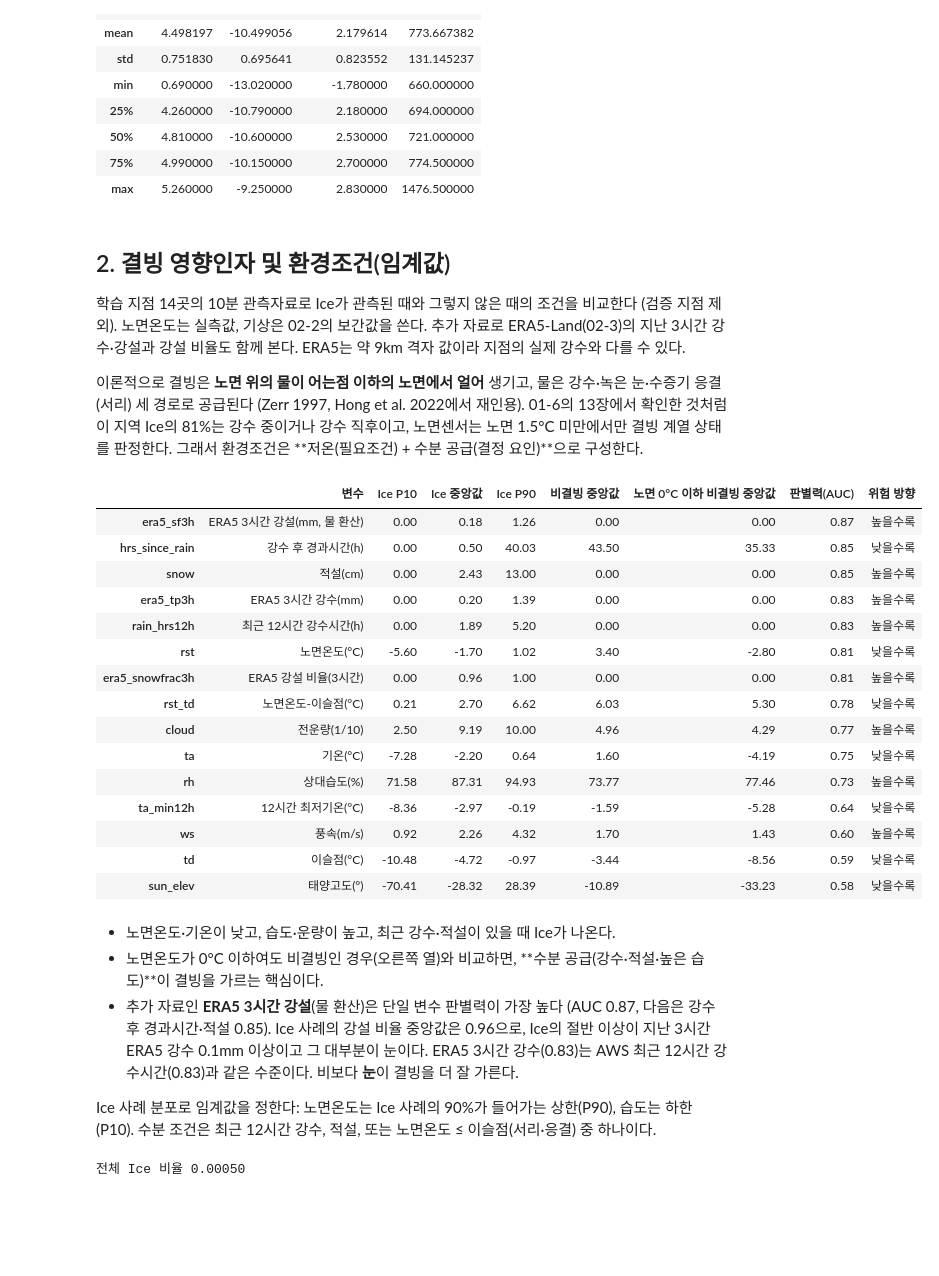
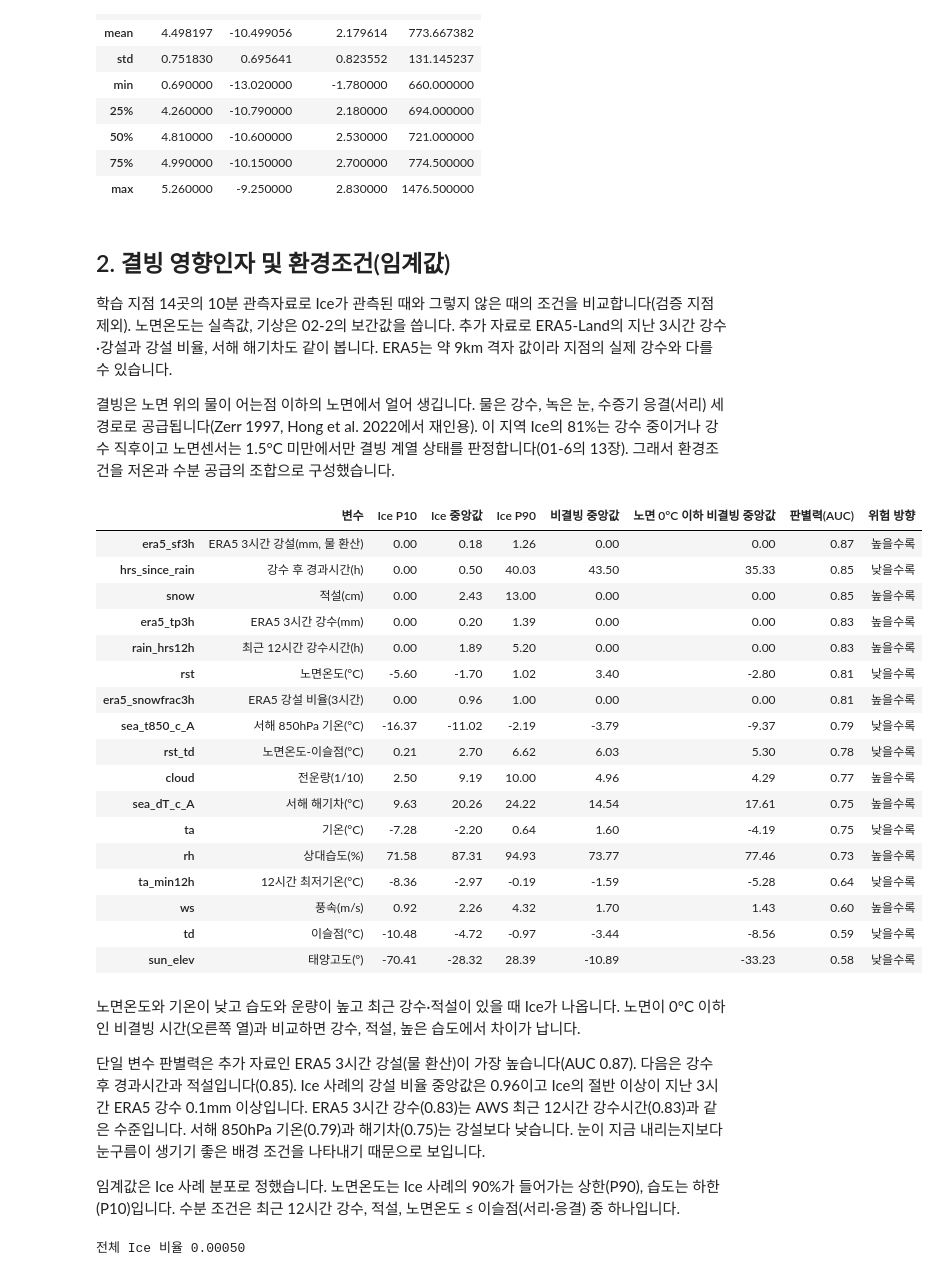
Before and after one commit to haksik-yummy/2026-2_AIcontest, a Jupyter notebook: notebooks/05_risk_map/05-1_icing_factors.ipynb, the cells around one changed output. Saved outputs shown, nothing was run; the diff lists cells and outputs as text; code cells hidden in the pictures; blank space fills up the shorter version.

```diff
--- a/notebooks/05_risk_map/05-1_icing_factors.ipynb
+++ b/notebooks/05_risk_map/05-1_icing_factors.ipynb
@@ -188,13 +169,9 @@ seg_summary.round(2).describe()
 # %% [markdown]
 ## 2. 결빙 영향인자 및 환경조건(임계값)
 
-학습 지점 14곳의 10분 관측자료로 Ice가 관측된 때와 그렇지 않은 때의 조건을 비교한다 (검증 지점 제외).
-노면온도는 실측값, 기상은 02-2의 보간값을 쓴다.
-추가 자료로 ERA5-Land(02-3)의 지난 3시간 강수·강설과 강설 비율도 함께 본다. ERA5는 약 9km 격자 값이라 지점의 실제 강수와 다를 수 있다.
+학습 지점 14곳의 10분 관측자료로 Ice가 관측된 때와 그렇지 않은 때의 조건을 비교합니다(검증 지점 제외). 노면온도는 실측값, 기상은 02-2의 보간값을 씁니다. 추가 자료로 ERA5-Land의 지난 3시간 강수·강설과 강설 비율, 서해 해기차도 같이 봅니다. ERA5는 약 9km 격자 값이라 지점의 실제 강수와 다를 수 있습니다.
 
-이론적으로 결빙은 **노면 위의 물이 어는점 이하의 노면에서 얼어** 생기고, 물은 강수·녹은 눈·수증기 응결(서리) 세 경로로 공급된다
-(Zerr 1997, Hong et al. 2022에서 재인용). 01-6의 13장에서 확인한 것처럼 이 지역 Ice의 81%는 강수 중이거나 강수 직후이고,
-노면센서는 노면 1.5°C 미만에서만 결빙 계열 상태를 판정한다. 그래서 환경조건은 **저온(필요조건) + 수분 공급(결정 요인)**으로 구성한다.
+결빙은 노면 위의 물이 어는점 이하의 노면에서 얼어 생깁니다. 물은 강수, 녹은 눈, 수증기 응결(서리) 세 경로로 공급됩니다(Zerr 1997, Hong et al. 2022에서 재인용). 이 지역 Ice의 81%는 강수 중이거나 강수 직후이고 노면센서는 1.5°C 미만에서만 결빙 계열 상태를 판정합니다(01-6의 13장). 그래서 환경조건을 저온과 수분 공급의 조합으로 구성했습니다.
 # %%
 tr = sf[~sf["stn"].isin(config.HOLDOUT_STATIONS) & sf["ice"].notna()].copy()
 tr["rst_td"] = tr["rst"] - tr["td"]
@@ -203,44 +180,50 @@ era5 = pd.read_parquet(config.PROCESSED_DIR / "era5_10min.parquet",
 e5 = tr[["stn", "time"]].merge(era5, on=["stn", "time"], how="left", validate="one_to_one")
 for c in ["sf_mmh", "tp3h", "sf3h", "snowfrac3h"]:
     tr[f"era5_{c}"] = e5[c].to_numpy()  # 02-3의 ERA5-Land (약 9km 격자)
+sea = pd.read_parquet(config.PROCESSED_DIR / "sea_10min.parquet").set_index("time")
+for c in ["sea_dT_c_A", "sea_t850_c_A", "sea_wind850_dir_deg_A"]:
+    tr[c] = tr["time"].map(sea[c]).to_numpy()  # 02-3의 서해 해기차 (모든 지점에 같은 시계열)
 FACTORS = {
     "rst": "노면온도(°C)", "ta": "기온(°C)", "ta_min12h": "12시간 최저기온(°C)", "td": "이슬점(°C)",
     "rh": "상대습도(%)", "rst_td": "노면온도-이슬점(°C)", "ws": "풍속(m/s)", "cloud": "전운량(1/10)",
     "rain_hrs12h": "최근 12시간 강수시간(h)", "hrs_since_rain": "강수 후 경과시간(h)", "snow": "적설(cm)",
     "sun_elev": "태양고도(°)",
     "era5_tp3h": "ERA5 3시간 강수(mm)", "era5_sf3h": "ERA5 3시간 강설(mm, 물 환산)", "era5_snowfrac3h": "ERA5 강설 비율(3시간)",
+    "sea_dT_c_A": "서해 해기차(°C)", "sea_t850_c_A": "서해 850hPa 기온(°C)",
 }
 ice, non = tr[tr["ice"] == 1], tr[tr["ice"] == 0]
 cond_table = pd.DataFrame({
     "변수": FACTORS.values(),
     "Ice P10": ice[list(FACTORS)].quantile(0.1).values,
     "Ice 중앙값": ice[list(FACTORS)].median().values,
     "Ice P90": ice[list(FACTORS)].quantile(0.9).values,
     "비결빙 중앙값": non[list(FACTORS)].median().values,
     "노면 0°C 이하 비결빙 중앙값": non.loc[non["rst"] <= 0, list(FACTORS)].median().values,
 }, index=list(FACTORS))
 auc = {}
 for col in FACTORS:
     # 단일 변수로 Ice/비결빙을 가르는 힘 (AUC, 0.5=무관). 방향은 Ice 쪽이 낮으면 작을수록 위험
     x = tr[col]
     r = x.rank()
     n1, n0 = len(ice), len(non)
     a = (r[tr["ice"] == 1].sum() - n1 * (n1 + 1) / 2) / (n1 * n0)
     auc[col] = max(a, 1 - a)
 cond_table["판별력(AUC)"] = pd.Series(auc)
 cond_table["위험 방향"] = np.where(cond_table["Ice 중앙값"] < cond_table["비결빙 중앙값"], "낮을수록", "높을수록")
 cond_table.sort_values("판별력(AUC)", ascending=False).round(2)
 # %% [output]
 |  | 변수 | Ice P10 | Ice 중앙값 | Ice P90 | 비결빙 중앙값 | 노면 0°C 이하 비결빙 중앙값 | 판별력(AUC) | 위험 방향 |
 | era5_sf3h | ERA5 3시간 강설(mm, 물 환산) | 0.00 | 0.18 | 1.26 | 0.00 | 0.00 | 0.87 | 높을수록 |
 | hrs_since_rain | 강수 후 경과시간(h) | 0.00 | 0.50 | 40.03 | 43.50 | 35.33 | 0.85 | 낮을수록 |
 | snow | 적설(cm) | 0.00 | 2.43 | 13.00 | 0.00 | 0.00 | 0.85 | 높을수록 |
 | era5_tp3h | ERA5 3시간 강수(mm) | 0.00 | 0.20 | 1.39 | 0.00 | 0.00 | 0.83 | 높을수록 |
 | rain_hrs12h | 최근 12시간 강수시간(h) | 0.00 | 1.89 | 5.20 | 0.00 | 0.00 | 0.83 | 높을수록 |
 | rst | 노면온도(°C) | -5.60 | -1.70 | 1.02 | 3.40 | -2.80 | 0.81 | 낮을수록 |
 | era5_snowfrac3h | ERA5 강설 비율(3시간) | 0.00 | 0.96 | 1.00 | 0.00 | 0.00 | 0.81 | 높을수록 |
+| sea_t850_c_A | 서해 850hPa 기온(°C) | -16.37 | -11.02 | -2.19 | -3.79 | -9.37 | 0.79 | 낮을수록 |
 | rst_td | 노면온도-이슬점(°C) | 0.21 | 2.70 | 6.62 | 6.03 | 5.30 | 0.78 | 낮을수록 |
 | cloud | 전운량(1/10) | 2.50 | 9.19 | 10.00 | 4.96 | 4.29 | 0.77 | 높을수록 |
+| sea_dT_c_A | 서해 해기차(°C) | 9.63 | 20.26 | 24.22 | 14.54 | 17.61 | 0.75 | 높을수록 |
 | ta | 기온(°C) | -7.28 | -2.20 | 0.64 | 1.60 | -4.19 | 0.75 | 낮을수록 |
 | rh | 상대습도(%) | 71.58 | 87.31 | 94.93 | 73.77 | 77.46 | 0.73 | 높을수록 |
 | ta_min12h | 12시간 최저기온(°C) | -8.36 | -2.97 | -0.19 | -1.59 | -5.28 | 0.64 | 낮을수록 |
@@ -248,14 +231,11 @@ cond_table.sort_values("판별력(AUC)", ascending=False).round(2)
 | td | 이슬점(°C) | -10.48 | -4.72 | -0.97 | -3.44 | -8.56 | 0.59 | 낮을수록 |
 | sun_elev | 태양고도(°) | -70.41 | -28.32 | 28.39 | -10.89 | -33.23 | 0.58 | 낮을수록 |
 # %% [markdown]
-- 노면온도·기온이 낮고, 습도·운량이 높고, 최근 강수·적설이 있을 때 Ice가 나온다.
-- 노면온도가 0°C 이하여도 비결빙인 경우(오른쪽 열)와 비교하면, **수분 공급(강수·적설·높은 습도)**이 결빙을 가르는 핵심이다.
-- 추가 자료인 **ERA5 3시간 강설**(물 환산)은 단일 변수 판별력이 가장 높다 (AUC 0.87, 다음은 강수 후 경과시간·적설 0.85).
-  Ice 사례의 강설 비율 중앙값은 0.96으로, Ice의 절반 이상이 지난 3시간 ERA5 강수 0.1mm 이상이고 그 대부분이 눈이다.
-  ERA5 3시간 강수(0.83)는 AWS 최근 12시간 강수시간(0.83)과 같은 수준이다. 비보다 **눈**이 결빙을 더 잘 가른다.
+노면온도와 기온이 낮고 습도와 운량이 높고 최근 강수·적설이 있을 때 Ice가 나옵니다. 노면이 0°C 이하인 비결빙 시간(오른쪽 열)과 비교하면 강수, 적설, 높은 습도에서 차이가 납니다.
 
-Ice 사례 분포로 임계값을 정한다: 노면온도는 Ice 사례의 90%가 들어가는 상한(P90), 습도는 하한(P10).
-수분 조건은 최근 12시간 강수, 적설, 또는 노면온도 ≤ 이슬점(서리·응결) 중 하나이다.
+단일 변수 판별력은 추가 자료인 ERA5 3시간 강설(물 환산)이 가장 높습니다(AUC 0.87). 다음은 강수 후 경과시간과 적설입니다(0.85). Ice 사례의 강설 비율 중앙값은 0.96이고 Ice의 절반 이상이 지난 3시간 ERA5 강수 0.1mm 이상입니다. ERA5 3시간 강수(0.83)는 AWS 최근 12시간 강수시간(0.83)과 같은 수준입니다. 서해 850hPa 기온(0.79)과 해기차(0.75)는 강설보다 낮습니다. 눈이 지금 내리는지보다 눈구름이 생기기 좋은 배경 조건을 나타내기 때문으로 보입니다.
+
+임계값은 Ice 사례 분포로 정했습니다. 노면온도는 Ice 사례의 90%가 들어가는 상한(P90), 습도는 하한(P10)입니다. 수분 조건은 최근 12시간 강수, 적설, 노면온도 ≤ 이슬점(서리·응결) 중 하나입니다.
 # %%
 T_RST = float(np.round(ice["rst"].quantile(0.9) * 2) / 2)      # 0.5°C 단위
 T_RH = float(np.floor(ice["rh"].quantile(0.1) / 5) * 5)       # 5% 단위
```
Also changed, not shown: parts of 16 cells of this notebook.
